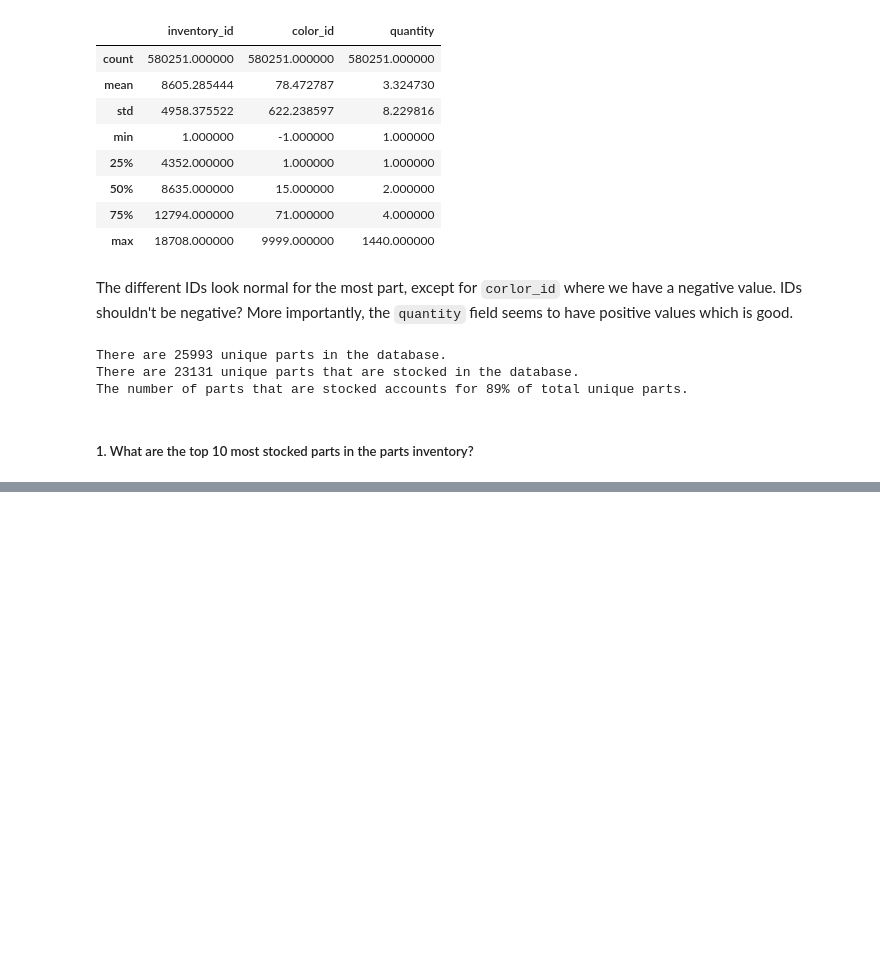
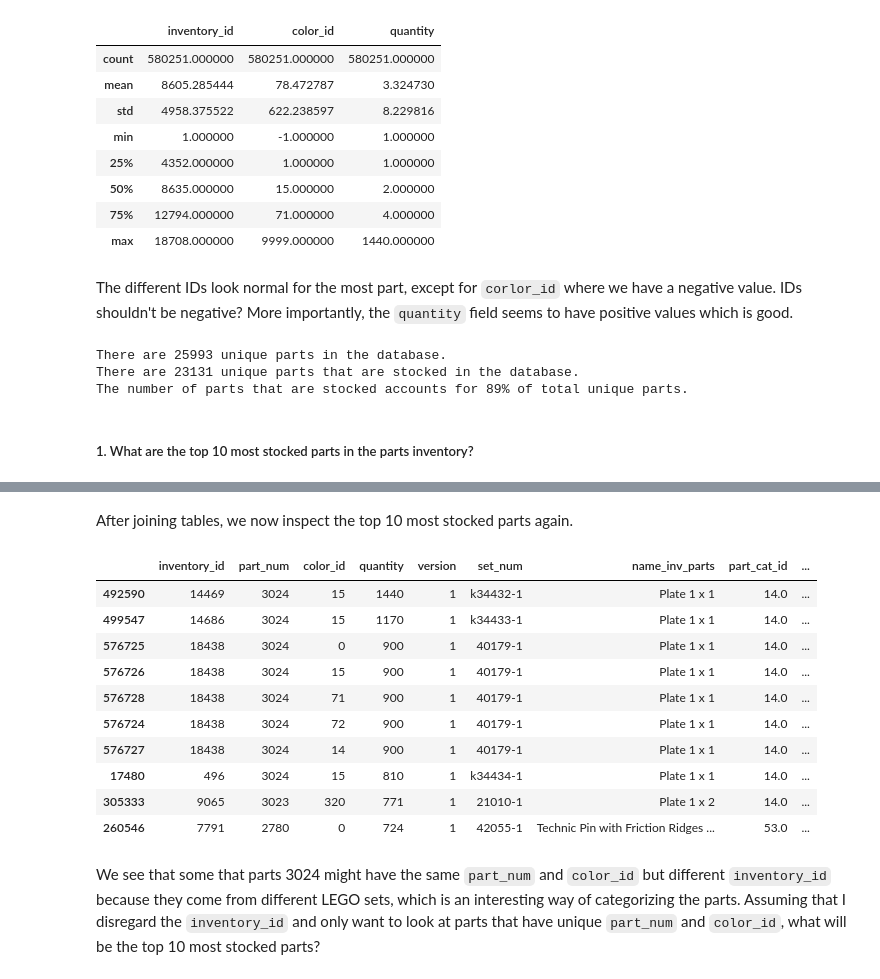
Before and after one commit to lanhoang82/Data-Portfolio-1, a Jupyter notebook: 5. Python - pandas - Data Manipulation/2. LEGO Database - Parts Analysis.ipynb, the cells around one changed output, grey strips where cells are left out. Drawn from its saved outputs; the diff is of its cells as text; code cells hidden in the pictures; blank space fills up the shorter version.

```diff
--- a/5. Python - pandas - Data Manipulation/2. LEGO Database - Parts Analysis.ipynb
+++ b/5. Python - pandas - Data Manipulation/2. LEGO Database - Parts Analysis.ipynb
@@ -106,0 +181,18 @@ The number of parts that are stocked accounts for 89% of total unique parts.
+# %% [markdown]
+After joining tables, we now inspect the top 10 most stocked parts again.
+# %%
+inv_part_joined.sort_values('quantity', ascending = False).head(10)
+# %% [output]
+|  | inventory_id | part_num | color_id | quantity | version | set_num | name_inv_parts | part_cat_id | ... |
+| 492590 | 14469 | 3024 | 15 | 1440 | 1 | k34432-1 | Plate 1 x 1 | 14.0 | ... |
+| 499547 | 14686 | 3024 | 15 | 1170 | 1 | k34433-1 | Plate 1 x 1 | 14.0 | ... |
+| 576725 | 18438 | 3024 | 0 | 900 | 1 | 40179-1 | Plate 1 x 1 | 14.0 | ... |
+| 576726 | 18438 | 3024 | 15 | 900 | 1 | 40179-1 | Plate 1 x 1 | 14.0 | ... |
+| 576728 | 18438 | 3024 | 71 | 900 | 1 | 40179-1 | Plate 1 x 1 | 14.0 | ... |
+| 576724 | 18438 | 3024 | 72 | 900 | 1 | 40179-1 | Plate 1 x 1 | 14.0 | ... |
+| 576727 | 18438 | 3024 | 14 | 900 | 1 | 40179-1 | Plate 1 x 1 | 14.0 | ... |
+| 17480 | 496 | 3024 | 15 | 810 | 1 | k34434-1 | Plate 1 x 1 | 14.0 | ... |
+| 305333 | 9065 | 3023 | 320 | 771 | 1 | 21010-1 | Plate 1 x 2 | 14.0 | ... |
+| 260546 | 7791 | 2780 | 0 | 724 | 1 | 42055-1 | Technic Pin with Friction Ridges ... | 53.0 | ... |
+# %% [markdown]
+We see that some that parts 3024 might have the same `part_num` and `color_id` but different `inventory_id` because they come from different LEGO sets, which is an interesting way of categorizing the parts. Assuming that I disregard the `inventory_id` and only want to look at parts that have unique `part_num` and `color_id`, what will be the top 10 most stocked parts?
```
Also changed, not shown: parts of 15 cells of this notebook.
